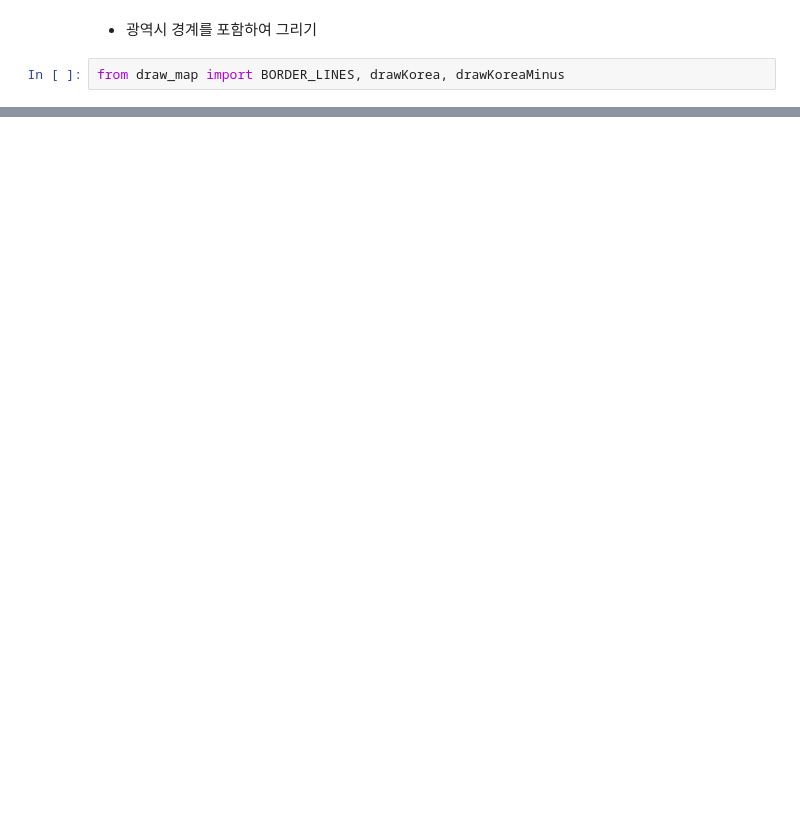
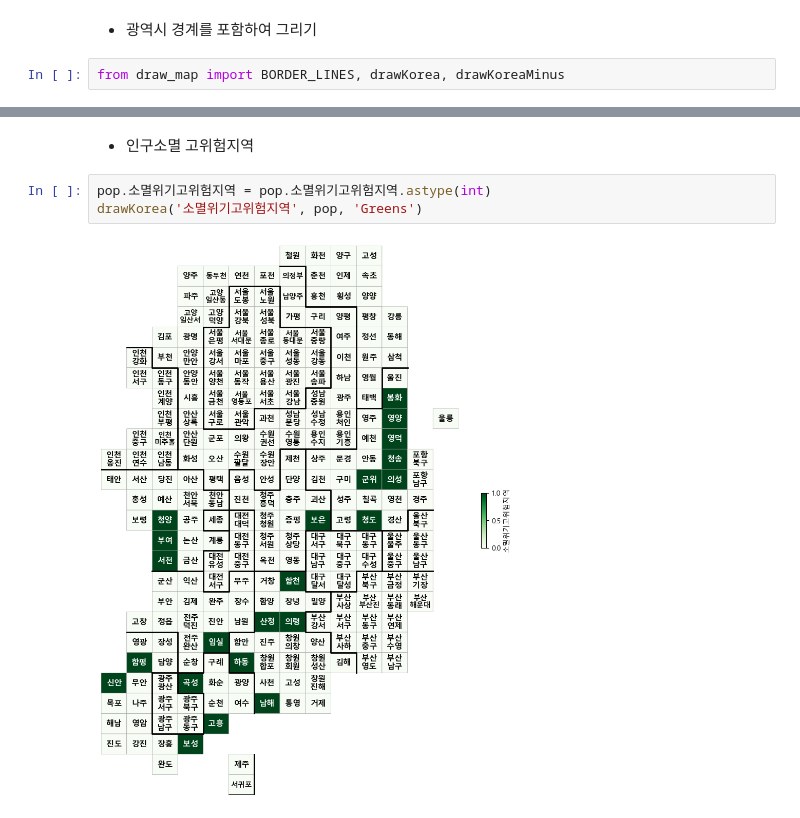
Before and after one commit to njy622/DataAnalysis-2023.09, a Jupyter notebook: 10.Catogram/03.인구소멸위기지역-시각화.ipynb, the cells around one changed output, grey strips where cells are left out. Saved outputs shown, nothing was run; the diff lists cells and outputs as text; blank space fills up the shorter version.

```diff
--- a/10.Catogram/03.인구소멸위기지역-시각화.ipynb
+++ b/10.Catogram/03.인구소멸위기지역-시각화.ipynb
@@ -124,0 +154,7 @@ KeyError: 'y'
+# %% [markdown]
+- 인구소멸 고위험지역
+# %%
+pop.소멸위기고위험지역 = pop.소멸위기고위험지역.astype(int)
+drawKorea('소멸위기고위험지역', pop, 'Greens')
+# %% [output]
+[figure, added]
```
Also changed, not shown: parts of 12 cells of this notebook, 1 other file.
